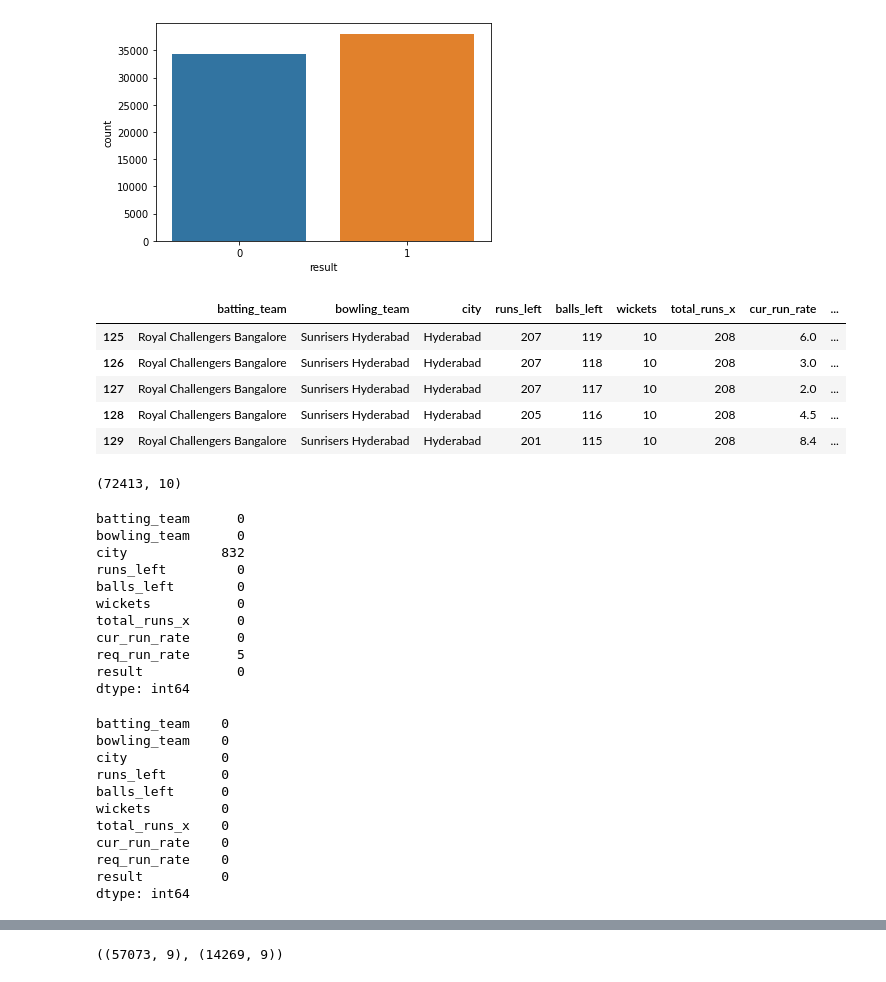
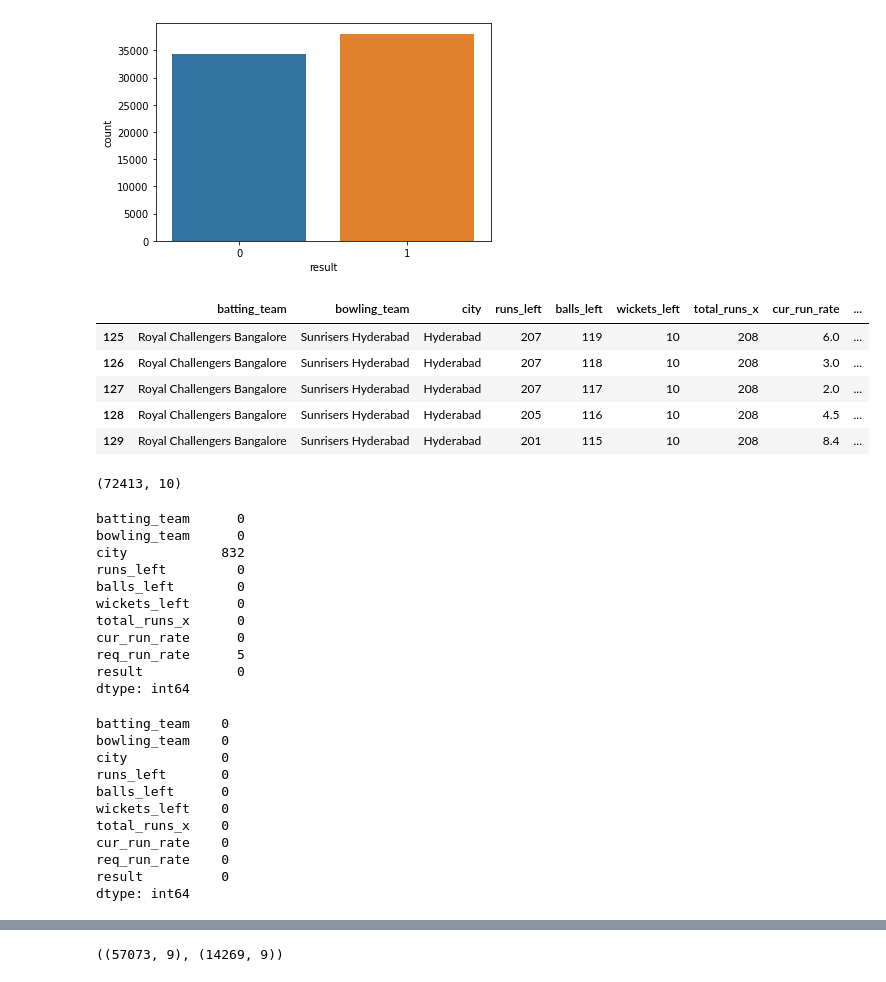
Before and after one commit to HarshJain41/IPL-Match-Win-Predictor, a Jupyter notebook: IPL Win Probability Predictor.ipynb, the cells around one changed output, grey strips where cells are left out. Cells and saved outputs as stored; diff of their text form; code cells hidden in the pictures.

```diff
--- a/IPL Win Probability Predictor.ipynb
+++ b/IPL Win Probability Predictor.ipynb
@@ -373,11 +378,11 @@ delivery_df['player_dismissed'].unique()
 # %% [output]
 array([0, 1])
 # %%
-# wickets fallen
+# wickets left
 
 wickets = delivery_df.groupby('match_id').cumsum()['player_dismissed'].values
 
-delivery_df['wickets'] = 10-wickets
+delivery_df['wickets_left'] = 10-wickets
 
 delivery_df
 # %% [output]
@@ -433,12 +439,12 @@ sn.countplot(delivery_df['result'])
 [figure]
 # %%
 final_df = delivery_df[['batting_team','bowling_team','city','runs_left',
-                        'balls_left','wickets','total_runs_x','cur_run_rate',
+                        'balls_left','wickets_left','total_runs_x','cur_run_rate',
                         'req_run_rate','result']]
 
 final_df.head()
 # %% [output]
-|  | batting_team | bowling_team | city | runs_left | balls_left | wickets | total_runs_x | cur_run_rate | ... |
+|  | batting_team | bowling_team | city | runs_left | balls_left | wickets_left | total_runs_x | cur_run_rate | ... |
 | 125 | Royal Challengers Bangalore | Sunrisers Hyderabad | Hyderabad | 207 | 119 | 10 | 208 | 6.0 | ... |
 | 126 | Royal Challengers Bangalore | Sunrisers Hyderabad | Hyderabad | 207 | 118 | 10 | 208 | 3.0 | ... |
 | 127 | Royal Challengers Bangalore | Sunrisers Hyderabad | Hyderabad | 207 | 117 | 10 | 208 | 2.0 | ... |
@@ -456,7 +462,7 @@ bowling_team      0
 city            832
 runs_left         0
 balls_left        0
-wickets           0
+wickets_left      0
 total_runs_x      0
 cur_run_rate      0
 req_run_rate      5
@@ -475,7 +481,7 @@ bowling_team    0
 city            0
 runs_left       0
 balls_left      0
-wickets         0
+wickets_left    0
 total_runs_x    0
 cur_run_rate    0
 req_run_rate    0
```
Also changed, not shown: parts of 5 cells of this notebook.
